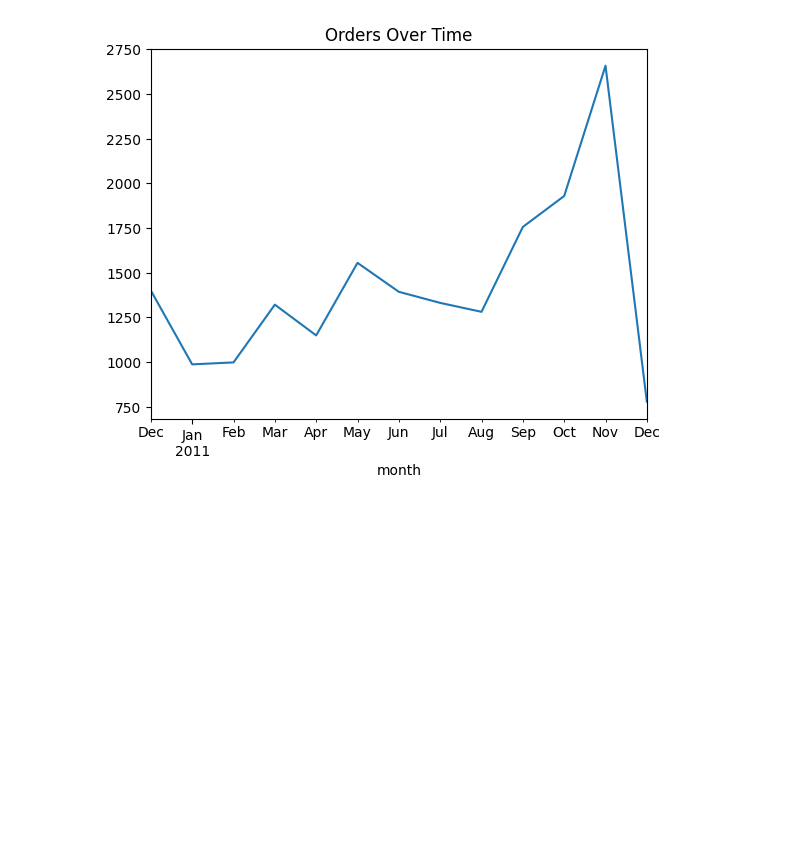
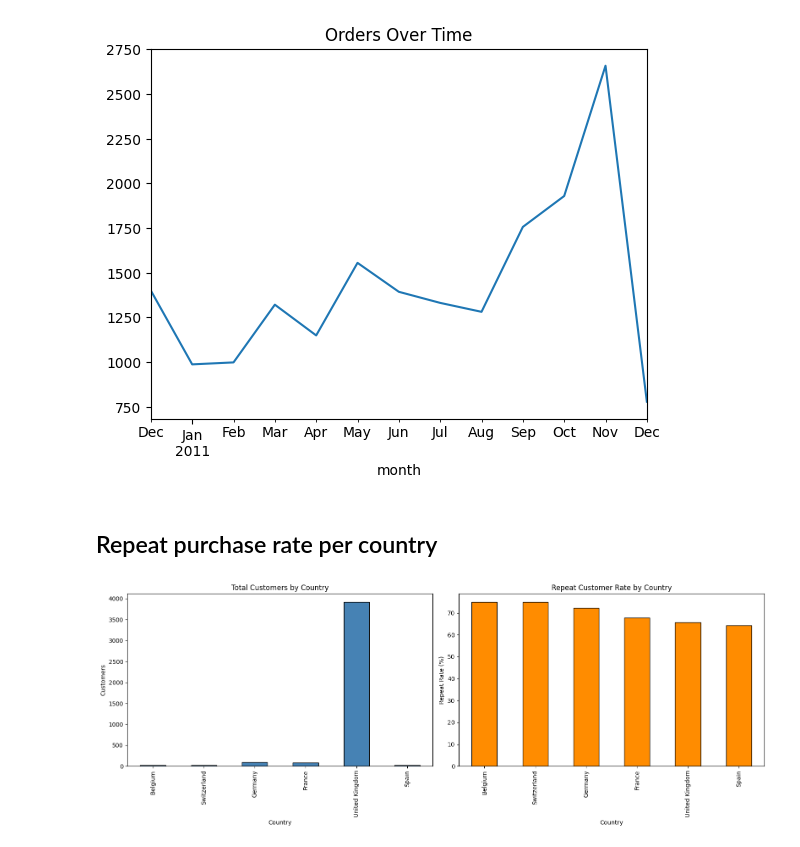
Before and after one commit to fionnadavoodian/online-retail-ii, a Jupyter notebook: notebooks/03_customer_analysis.ipynb, the cells around one changed output. Drawn from its saved outputs; the diff is of its cells as text; code cells hidden in the pictures; blank space fills up the shorter version.

```diff
--- a/notebooks/03_customer_analysis.ipynb
+++ b/notebooks/03_customer_analysis.ipynb
@@ -196,3 +196,32 @@ orders_over_time.plot(kind='line', title='Orders Over Time')
 # %% [output]
 <Axes: title={'center': 'Orders Over Time'}, xlabel='month'>
 [figure]
+# %% [markdown]
+## Repeat purchase rate per country
+# %%
+customer_country = customer_df.groupby('Customer ID')['Country'].first()
+
+repeat_by_country = (
+    orders_per_customer
+    .merge(customer_country, on='Customer ID')
+    .groupby('Country')['is_repeat_customer']
+    .agg(Total_Customers='count', Repeat_Rate_pct='mean')
+)
+repeat_by_country['Repeat_Rate_pct'] = (repeat_by_country['Repeat_Rate_pct'] * 100).round(1)
+# %%
+reliable = repeat_by_country[repeat_by_country['Total_Customers'] >= 20].sort_values('Repeat_Rate_pct', ascending=False)
+
+fig, (ax1, ax2) = plt.subplots(1, 2, figsize=(16, 6))
+
+reliable['Total_Customers'].plot(kind='bar', ax=ax1, edgecolor='black', title='Total Customers by Country', color='steelblue')
+ax1.set_xlabel('Country')
+ax1.set_ylabel('Customers')
+
+reliable['Repeat_Rate_pct'].plot(kind='bar', ax=ax2, edgecolor='black', title='Repeat Customer Rate by Country', color='darkorange')
+ax2.set_xlabel('Country')
+ax2.set_ylabel('Repeat Rate (%)')
+
+plt.tight_layout()
+plt.show()
+# %% [output]
+[figure, added]
```
Also changed, not shown: parts of 8 cells of this notebook, 17 other files.
